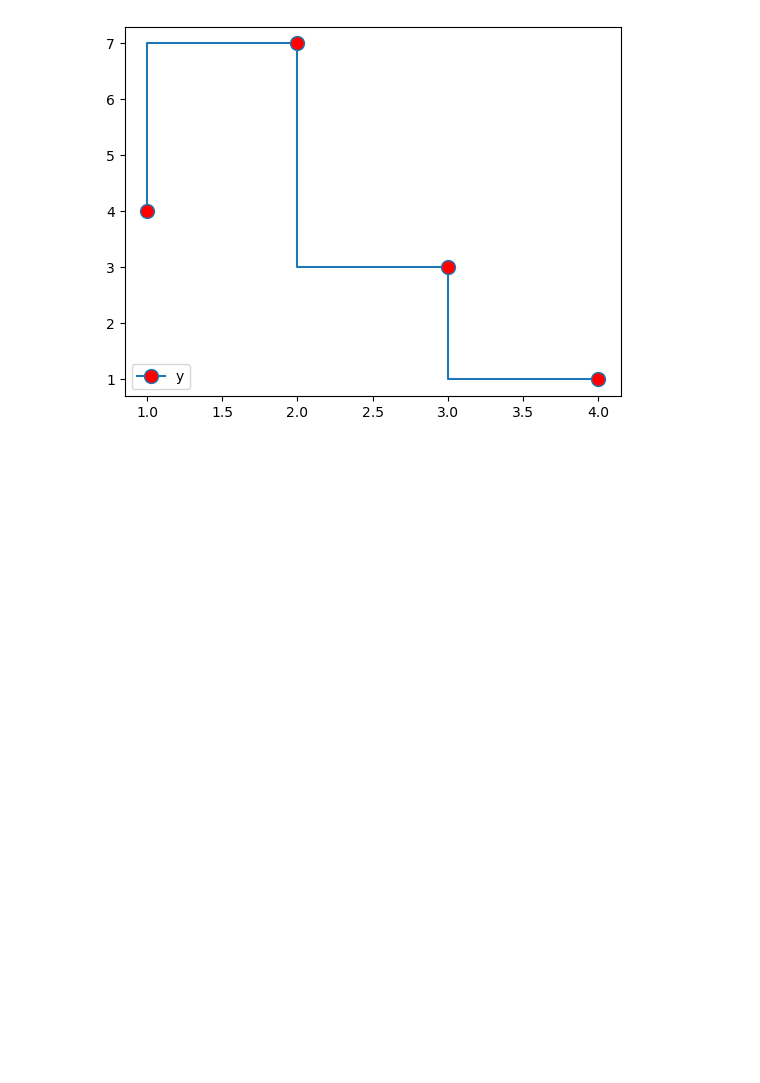
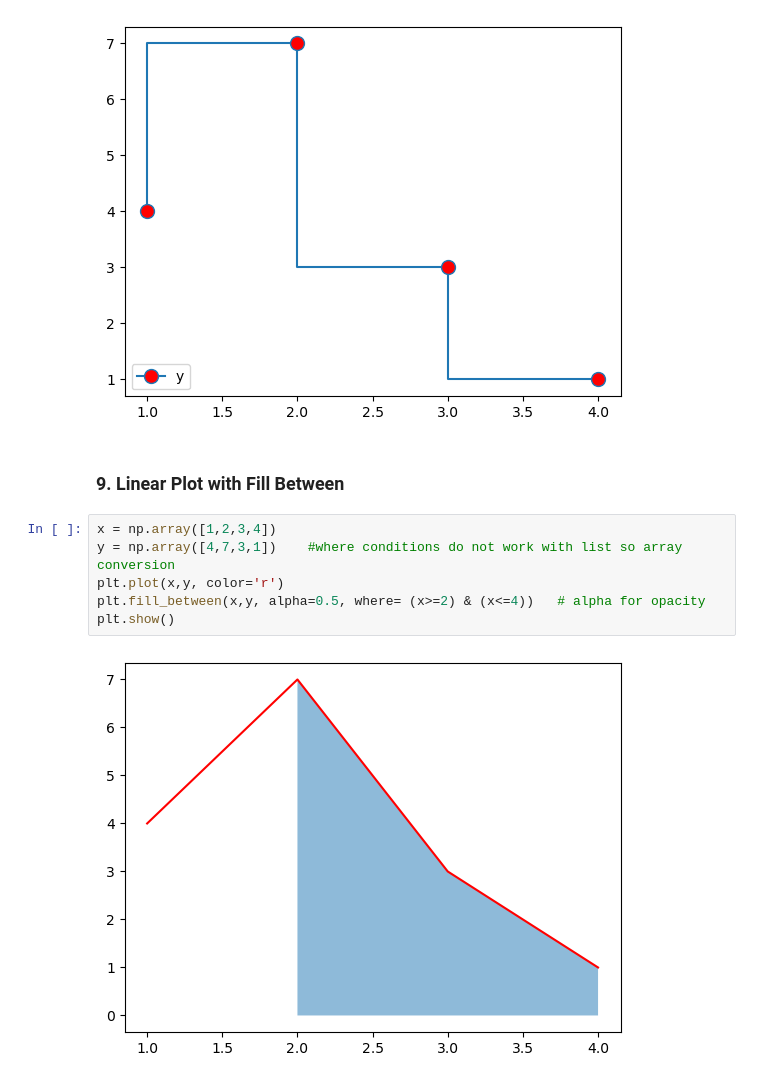
Before and after one commit to pravatn01/Matplotlib-Data-VIz, a Jupyter notebook: data_viz.ipynb, the cells around one changed output. Cells and saved outputs as stored; diff of their text form; blank space fills up the shorter version.

Commit message:
Linear Plot with Fill Between complete

```diff
--- a/data_viz.ipynb
+++ b/data_viz.ipynb
@@ -210,3 +210,13 @@ plt.legend(loc=3)           #2    1
 plt.show()                  #3    4    location for labels in chart
 # %% [output]
 [figure]
+# %% [markdown]
+### 9. Linear Plot with Fill Between
+# %%
+x = np.array([1,2,3,4])
+y = np.array([4,7,3,1])    #where conditions do not work with list so array conversion
+plt.plot(x,y, color='r')
+plt.fill_between(x,y, alpha=0.5, where= (x>=2) & (x<=4))   # alpha for opacity
+plt.show()
+# %% [output]
+[figure, added]
```
Also changed, not shown: 1 other file.
